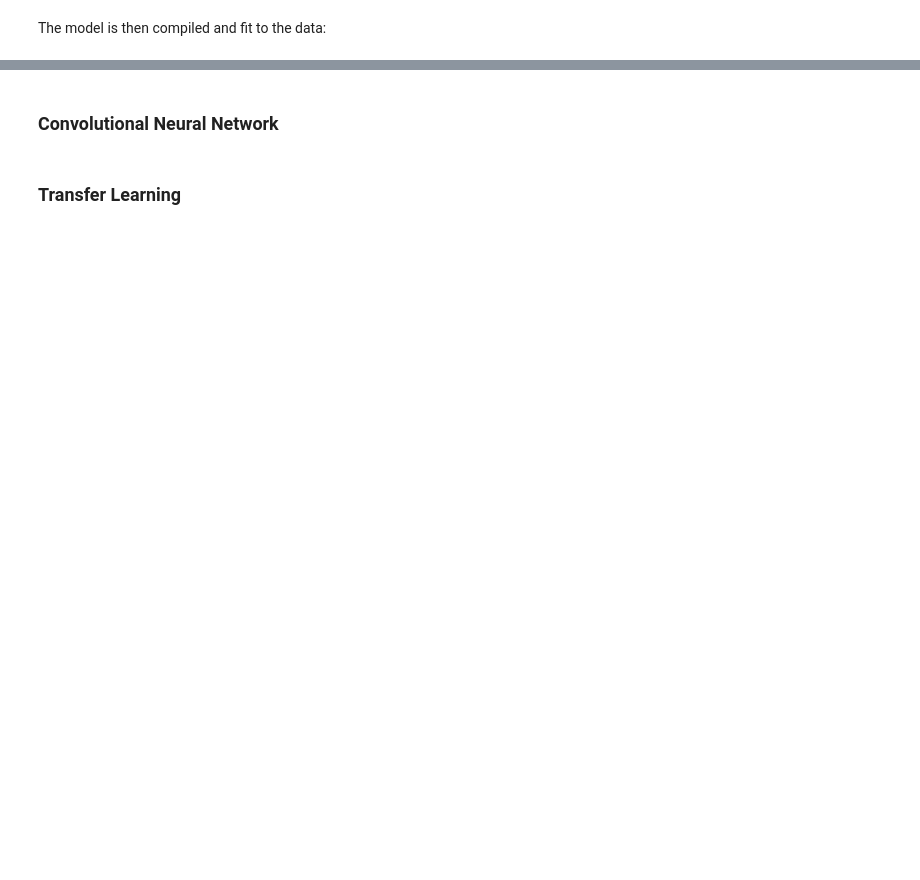
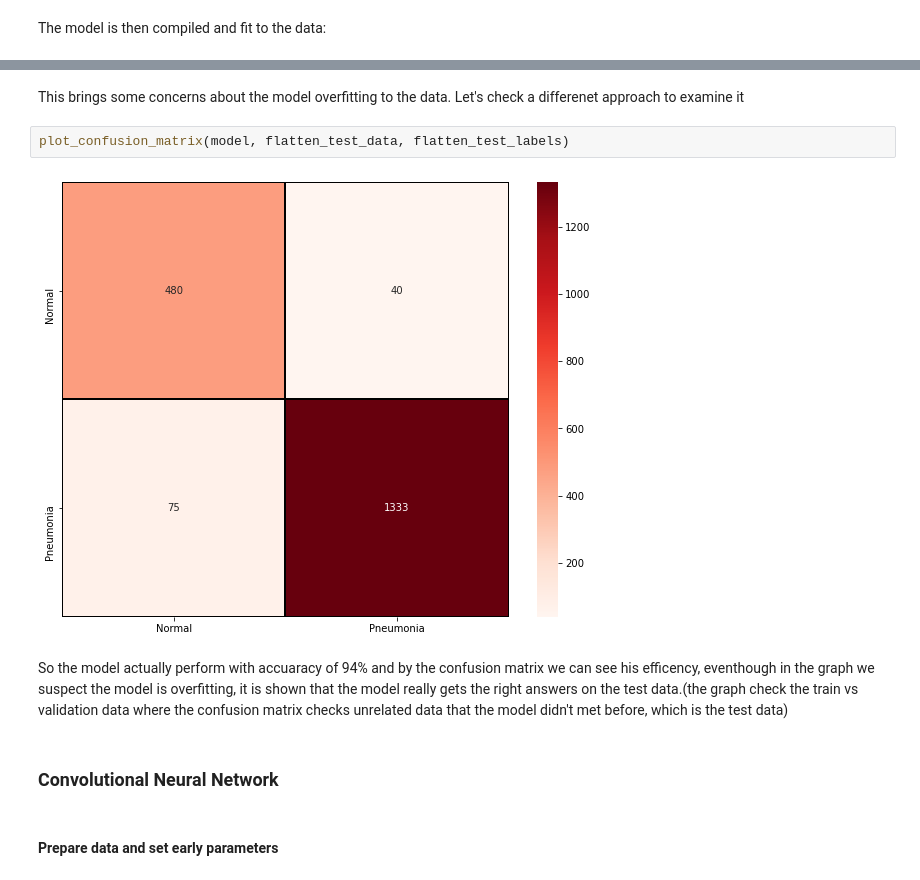
Before and after one commit to Zivbz/Kaggle---project---Xray-scans, a Jupyter notebook: chest_xray_project.ipynb, the cells around one changed output, grey strips where cells are left out. Drawn from its saved outputs; the diff is of its cells as text; blank space fills up the shorter version.

```diff
--- a/chest_xray_project.ipynb
+++ b/chest_xray_project.ipynb
@@ -547,4 +648,12 @@ The results are great. We are looking on a model that classifies normal and pneu
+# %% [markdown]
+This brings some concerns about the model overfitting to the data. Let's check a differenet approach to examine it
+# %%
+plot_confusion_matrix(model, flatten_test_data, flatten_test_labels)
+# %% [output]
+[figure, added]
+# %% [markdown]
+So the model actually perform with accuaracy of 94% and by the confusion matrix we can see his efficency, eventhough in the graph we suspect the model is overfitting, it is shown that the model really gets the right answers on the test data.(the graph check the train vs validation data where the confusion matrix checks unrelated data that the model didn't met before, which is the test data)
 # %% [markdown]
 ### Convolutional Neural Network
-# %% [markdown]
-### Transfer Learning
+# %% [markdown]
+#### Prepare data and set early parameters
```
Also changed, not shown: parts of 81 cells of this notebook.
